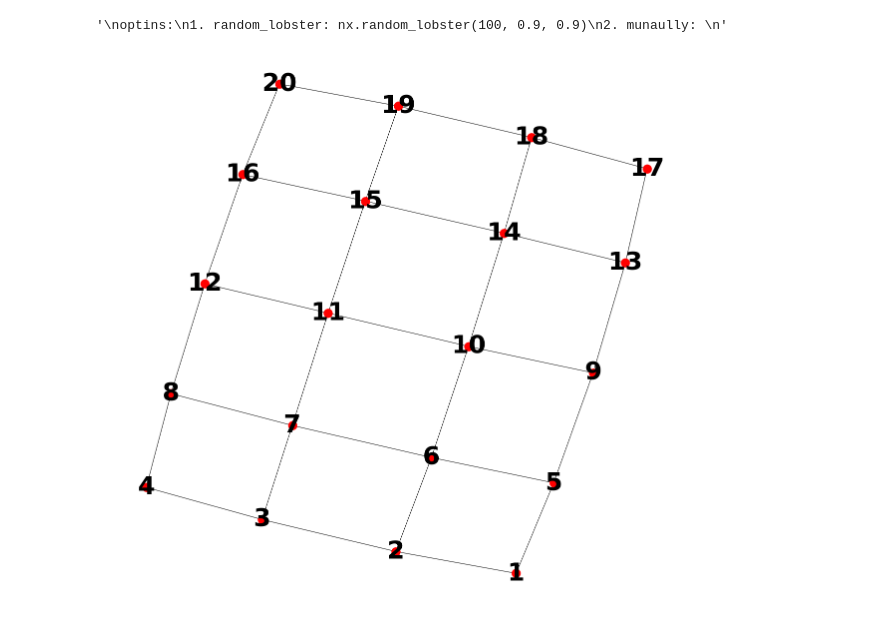
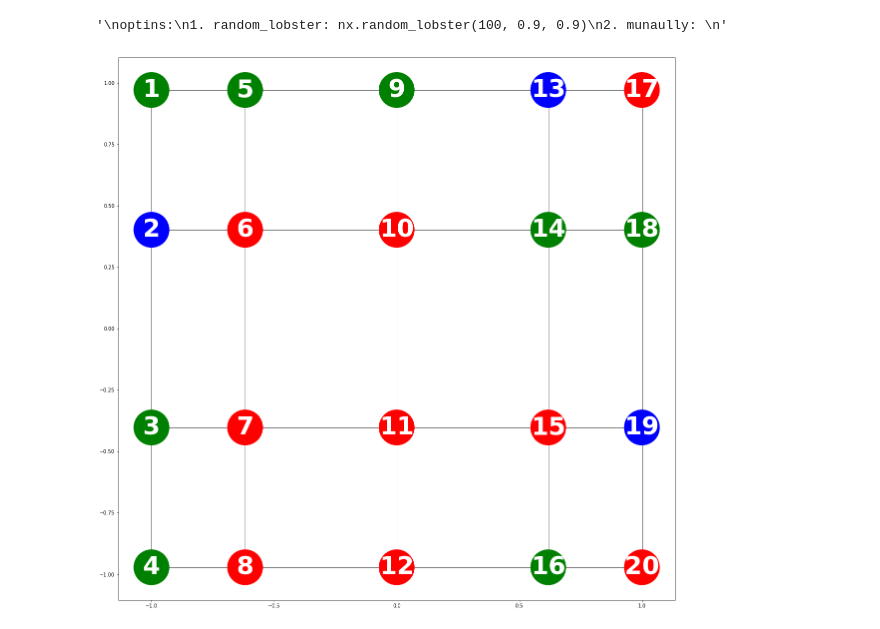
Before and after one commit to ChihchengHsieh/P700, a Jupyter notebook: Generating_data.ipynb, the cells around one changed output. Saved outputs shown, nothing was run; the diff lists cells and outputs as text; code cells hidden in the pictures.

```diff
--- a/Generating_data.ipynb
+++ b/Generating_data.ipynb
@@ -34,11 +34,29 @@ optins:
 # %% [output]
 '\noptins:\n1. random_lobster: nx.random_lobster(100, 0.9, 0.9)\n2. munaully: \n'
 # %%
-G = nx.convert_node_labels_to_integers(nx.grid_2d_graph(5,4),1)
+x = 5
+y = 4
+num_nodes = x * y
+colour_list = ['Red', 'Green', 'Blue']
+
+colour_to_idx = {
+    'Red':1,
+    'Green':2,
+    'Blue':3,
+}
+np.random.seed(101)
+colour_assign = [ np.random.choice(colour_list) for i in range(num_nodes)]
+colour_dict = {}
+for i in range(num_nodes):
+    colour_dict[i+1] = {'Colour': colour_assign[i]}
+G = nx.convert_node_labels_to_integers(nx.grid_2d_graph(x,y),1)
+nx.set_node_attributes(G, colour_dict)
 fig, ax = plt.subplots(figsize= (20,20))
 #plt.subplot(121)
 #nx.draw_shell(G,with_labels=True, font_weight='bold')
-nx.draw(G, with_labels=True, font_weight='bold', font_size = 50)
+#nx.draw(G, with_labels=True, font_weight='bold', font_size = 50,)
+nx.draw_networkx(G , pos=nx.spectral_layout(G), with_labels = True, node_color = colour_assign, font_size = 50,
+                 font_weight = 'bold', node_size = 5000, font_color = 'white')
 fig.savefig('./Graph.png')
 # %% [output]
-[figure, old version]
+[figure, new version]
```
Also changed, not shown: parts of 9 cells of this notebook, 7 other files.
